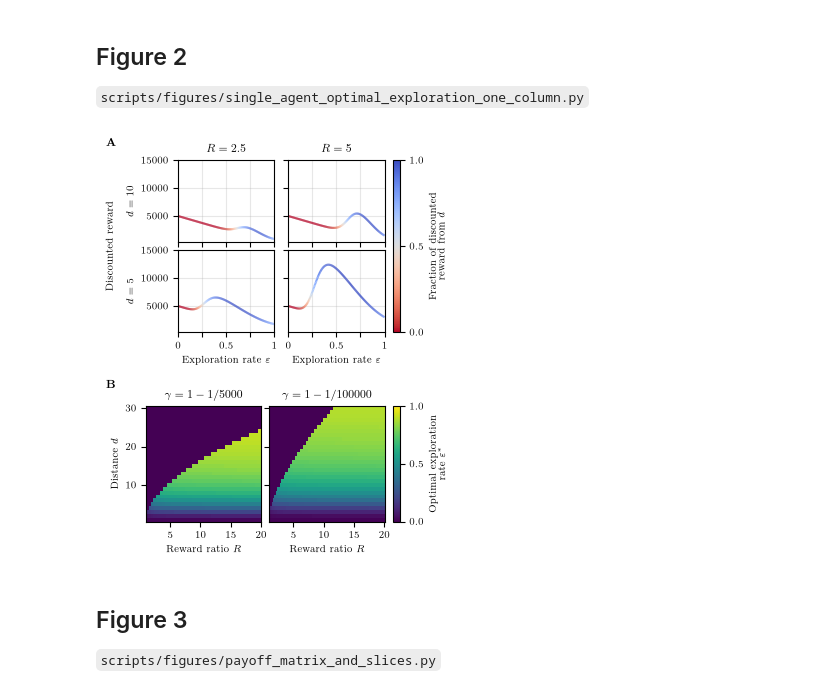
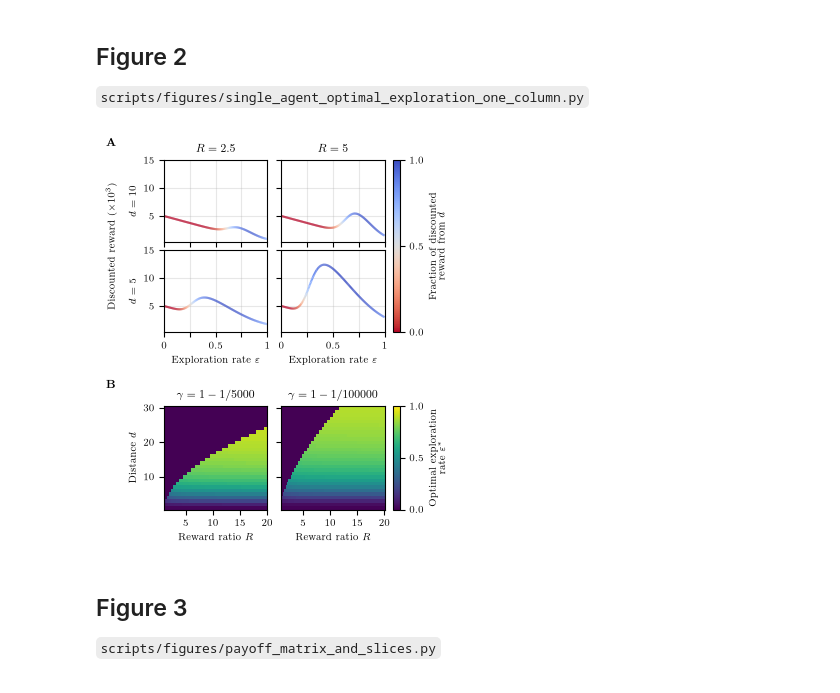
Before and after one commit to james-wolfe/competitive-exploration, a Jupyter notebook: notebooks/main_figs.ipynb, the cells around one changed output. Drawn from its saved outputs; the diff is of its cells as text; code cells hidden in the pictures.

```diff
--- a/notebooks/main_figs.ipynb
+++ b/notebooks/main_figs.ipynb
@@ -168,15 +168,15 @@ rewards_data = np.load(DATA_DIR / "single_agent_rewards.npz")
 opt_data = np.load(DATA_DIR / "opt_eps_single.npz")
 T_SHOWN = [5000, 100000]
 
-# One column wide; layout in inches, from the bottom up. Both colorbars sit at the same
-# distance from the right edge; the panels of A are wider than tall, those of B square.
+# One column wide; layout in inches, from the bottom up. A and B share their columns and
+# the position and width of their colorbars; the panels of A are wider than tall, those
+# of B square.
 width = PNAS_WIDTHS["single"]
 colorbar_space, colorbar_pad, colorbar_width = 0.62, 0.08, 0.07
-left_a, left_b, gap_a, gap = 0.74, 0.42, 0.14, 0.08
-b_bottom = 0.33
-b_size = (width - left_b - gap - colorbar_space) / 2
-a_width = (width - left_a - gap_a - colorbar_space) / 2
-a_height, a_gap = 0.82, 0.08
+left, gap = 0.6, 0.14
+panel_width = (width - left - gap - colorbar_space) / 2
+b_bottom, b_size = 0.33, panel_width
+a_width, a_height, a_gap = panel_width, 0.82, 0.08
 a_bottom = b_bottom + b_size + 0.74
 height = a_bottom + 2 * a_height + a_gap + 0.24
 fig = plt.figure(figsize=(width, height))
@@ -196,7 +196,7 @@ axes = np.empty((len(d_values), len(R_values)), dtype=object)
 for a in range(len(d_values)):
     for r in range(len(R_values)):
         y = a_bottom + (len(d_values) - 1 - a) * (a_height + a_gap)
-        axes[a, r] = fig.add_axes(box(left_a + r * (a_width + gap_a), y, a_width, a_height))
+        axes[a, r] = fig.add_axes(box(left + r * (a_width + gap), y, a_width, a_height))
 for a, d in enumerate(d_values):
     for r, R in enumerate(R_values):
         ax = axes[a, r]
@@ -205,7 +205,7 @@ for a, d in enumerate(d_values):
         ax.set_xlim(0, 1)
         ax.set_ylim(total.min() - pad, total.max() + pad)
         ax.set_xticks([0, 0.25, 0.5, 0.75, 1], ["0", "", "0.5", "", "1"])
-        ax.set_yticks([5000, 10000, 15000])
+        ax.set_yticks([5000, 10000, 15000], ["5", "10", "15"])
         ax.grid(True)
         if a < len(d_values) - 1:
             ax.tick_params(labelbottom=False)
@@ -222,46 +222,52 @@ colorbar = fig.colorbar(
     ticks=[0, 0.5, 1],
 )
 colorbar.set_label("Fraction of discounted\n" r"reward from $d$")
-fig.text(0.02 / width, (a_bottom + a_height + a_gap / 2) / height, "Discounted reward",
-         rotation=90, ha="left", va="center")
+fig.text(
+    0.02 / width,
+    (a_bottom + a_height + a_gap / 2) / height,
+    r"Discounted reward ($\times 10^3$)",
+    rotation=90,
+    ha="left",
+    va="center",
+)
 
 # B
 R_edges = centers_to_edges(opt_data["R_values"])
 d_edges = centers_to_edges(opt_data["d_values"])
 T_values = list(opt_data["T_values"])
 for t, T in enumerate(T_SHOWN):
-    ax = fig.add_axes(box(left_b + t * (b_size + gap), b_bottom, b_size, b_size))
+    ax = fig.add_axes(box(left + t * (b_size + gap), b_bottom, b_size, b_size))
     image = ax.pcolormesh(
         R_edges,
         d_edges,
         opt_data["opt_eps"][T_values.index(T)],
         cmap="viridis",
         vmin=0,
         vmax=1,
         rasterized=True,
     )
     ax.set_title(rf"$\gamma = 1 - 1/{T}$")
     ax.set_xlabel(r"Reward ratio $R$")
     ax.set_xticks([5, 10, 15, 20])
     if t == 0:
         ax.set_ylabel(r"Distance $d$")
     else:
         ax.tick_params(labelleft=False)
 colorbar = fig.colorbar(
     image,
     cax=fig.add_axes(box(width - colorbar_space + colorbar_pad, b_bottom, colorbar_width,
                          b_size)),
     ticks=[0, 0.5, 1],
 )
 colorbar.set_label("Optimal exploration\n" r"rate $\varepsilon^*$")
 
 for letter, y in [("A", height - 0.02), ("B", b_bottom + b_size + 0.26)]:
     fig.text(0.02 / width, y / height, rf"\textbf{{{letter}}}", ha="left", va="top",
              fontsize=8)
 
 save_figure(fig, "single_agent_optimal_exploration_one_column.pdf")
 # %% [output]
-[figure, old version]
+[figure, new version]
 # %% [markdown]
 ## Figure 3
 `scripts/figures/payoff_matrix_and_slices.py`
```
Also changed, not shown: 1 other file.
